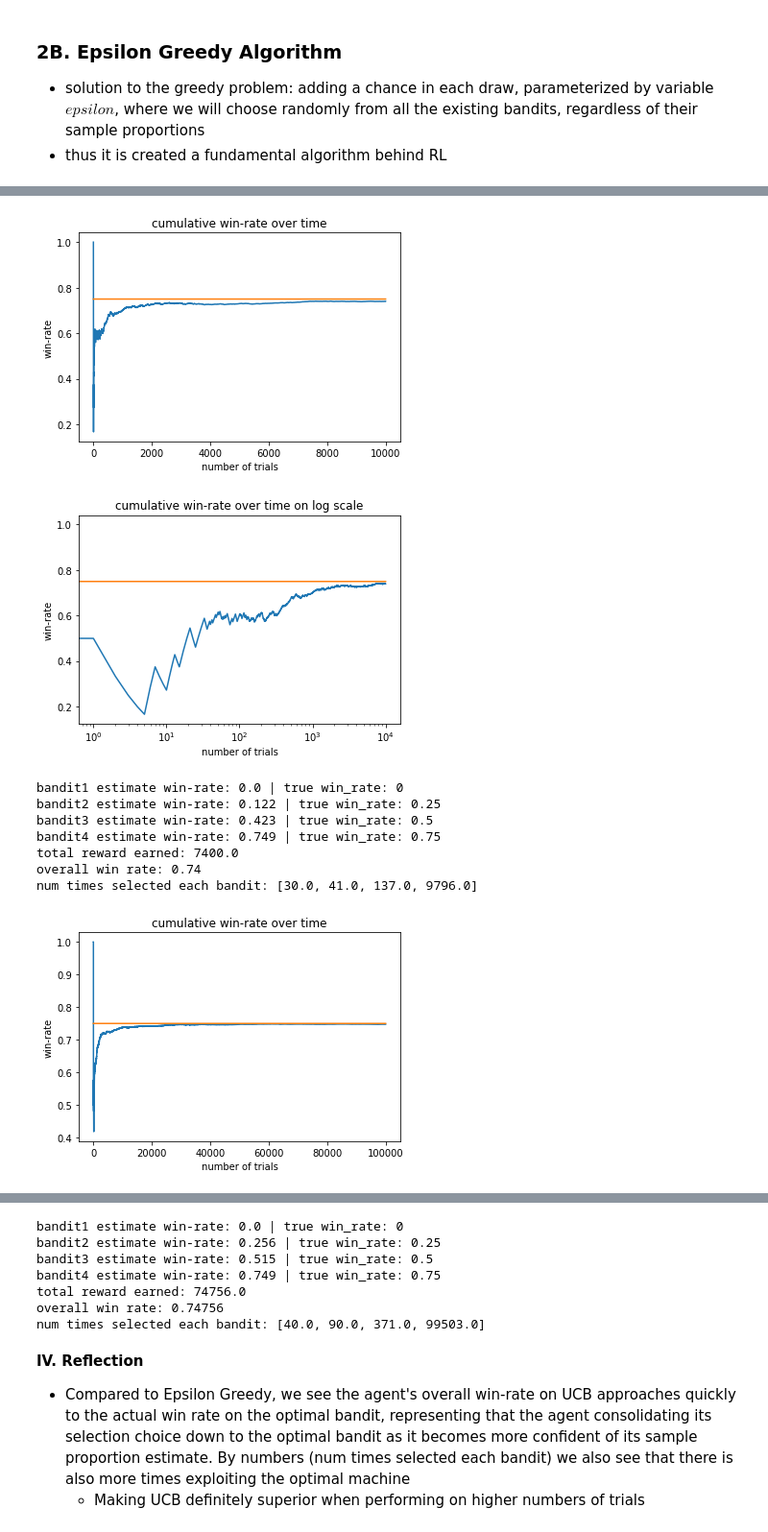
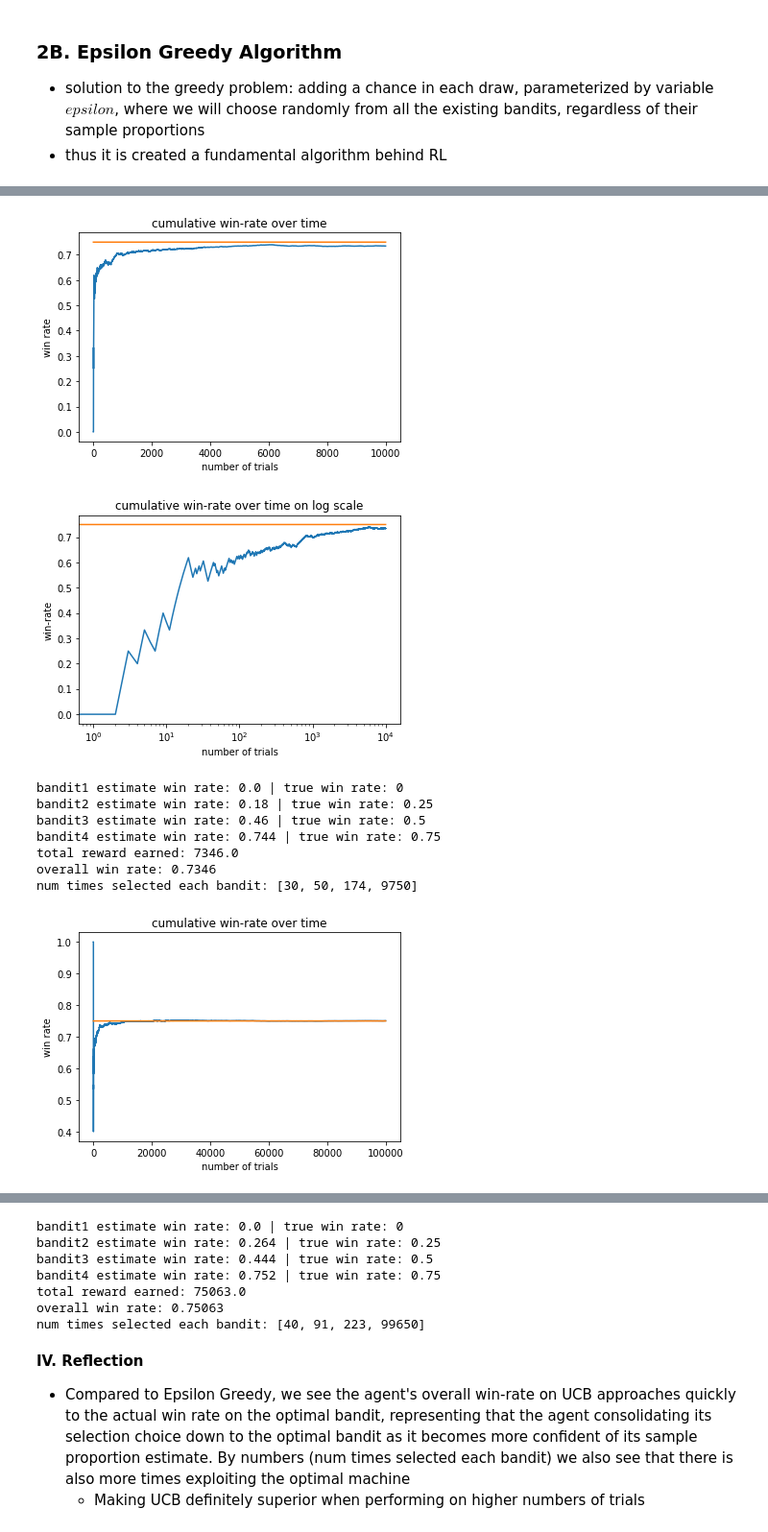
Before and after one commit to Xiaocong233/ReinforcementLearning_ML, a Jupyter notebook: RL_tutorial.ipynb, the cells around one changed output, grey strips where cells are left out. Shown: that part at 96% size. Drawn from its saved outputs; the diff is of its cells as text; code cells hidden in the pictures.

Commit message:
day 9: revised UCB and epsilon greedy further, theories revised, added additional reading resources, references updated, conclusion section added

```diff
--- a/RL_tutorial.ipynb
+++ b/RL_tutorial.ipynb
@@ -62,25 +65,28 @@ import numpy as np
 class Bandit:
   def __init__(self, p):
     self.p = p # the winning rate
-    self.p_hat = 0. # sample proportion, or the estimation for the winning rate, intialized to 0
-    self.n = 0. # number of samples collected on this bandit
+    self.p_hat = 0 # sample proportion, or the estimation for the winning rate, intialized to 0
+    self.n = 0 # number of samples collected on this bandit
 
+  # pull the virtual bandit with a random probability p and check if won according to the winning rate
   def pull(self):
-    # draw the virtual bandit with a random probability p and check if won according to the winning rate
     # return 1 if won, 0 if lost
     return np.random.random() < self.p
 
   def update(self, x):
     # increment numbers of samples collected
-    self.n += 1.
+    self.n += 1
     # calculate the new p hat from the previous p hat and the newly obtained value (0 or 1)
     self.p_hat = ((self.n - 1) * self.p_hat + x) / self.n
 
+# run a simulation of multi-armed bandit problem using epsilon greedy
 def run_simulation(bandits_probs_list, epsilon, N):
-  # bandits_probs_list: a list containing the win-rates of bandits that we want to create
-  # epsilon: probability of random selection
-  # n: numbers of trials, times we pull from bandits
-
+  """
+  args
+    bandits_probs_list: a list containing the win-rates of bandits that we want to create
+    epsilon: probability of random selection
+    n: numbers of trials, times we pull from bandits
+  """
   # create a list of bandit objects according to their probabilities of win rate
   bandits = [Bandit(p) for p in bandits_probs_list]
 
@@ -221,8 +230,8 @@ import matplotlib.pyplot as plt
 class Bandit:
   def __init__(self, p):
     self.p = p # the winning rate
-    self.p_hat = 0. # sample proportion, or the estimation for the winning rate, intialized to 0
-    self.n = 0. # number of samples collected on this bandit
+    self.p_hat = 0 # sample proportion, or the estimation for the winning rate, intialized to 0
+    self.n = 0 # number of samples collected on this bandit, initialized to 0
 
   def pull(self):
     # draw the virtual bandit with a random probability p and check if won according to the winning rate
@@ -231,7 +240,7 @@ class Bandit:
 
   def update(self, x):
     # increment numbers of samples collected
-    self.n += 1.
+    self.n += 1
     # calculate the new p hat from the previous p hat and the newly obtained value (0 or 1)
     self.p_hat = ((self.n - 1) * self.p_hat + x) / self.n
 
@@ -245,7 +254,7 @@ def ucb(X, N, n):
   """
   return X + np.sqrt(2 * np.log(N) / n)
 
-
+# run a simulation of multi-armed bandit problem with ucb
 def run_simulation(bandits_probs_list, epsilon, trials):
   """
   args
@@ -283,40 +292,40 @@ def run_simulation(bandits_probs_list, epsilon, trials):
   plt.plot(np.ones(trials) * np.max(bandits_probs_list))
   plt.title('cumulative win-rate over time')
   plt.xlabel('number of trials')
   plt.ylabel('win rate')
   plt.show()
   # plot the results on log scale
   cumulative_rewards = np.cumsum(rewards)
   win_rates = cumulative_rewards / (np.arange(trials) + 1)
   plt.plot(win_rates)
   plt.plot(np.ones(trials) * np.max(bandits_probs_list))
   plt.xscale('log')
   plt.title('cumulative win-rate over time on log scale')
   plt.xlabel('number of trials')
   plt.ylabel('win-rate')
   plt.show()
 
   # print proportion estimates for each bandit
   for i, bandit in enumerate(bandits):
     print(f'bandit{i + 1} estimate win rate: {round(bandit.p_hat, 3)} | true win rate: {bandit.p}')
   print("total reward earned:", rewards.sum())
   print("overall win rate:", rewards.sum() / trials)
   print("num times selected each bandit:", [bandit.n for bandit in bandits])
 
 if __name__ == '__main__':
   # simulate two multi-armed bandit problem with 4 machines with win-rates 0, 0.25, 0.5, 0.75
   # Epsilon default to 0.1, thus 10% of random selection chance
   # N defaulted to 10000 trials for first simulation, 100000 for the second
   run_simulation([0, 0.25, 0.5, 0.75], 0.1, 10000)
   run_simulation([0, 0.25, 0.5, 0.75], 0.1, 100000)
 # %% [output]
-[figure, old version]
+[figure, new version]
-[figure, old version]
+[figure, new version]
-bandit1 estimate win-rate: 0.0 | true win_rate: 0
-bandit2 estimate win-rate: 0.122 | true win_rate: 0.25
-bandit3 estimate win-rate: 0.423 | true win_rate: 0.5
-bandit4 estimate win-rate: 0.749 | true win_rate: 0.75
-total reward earned: 7400.0
-overall win rate: 0.74
-num times selected each bandit: [30.0, 41.0, 137.0, 9796.0]
+bandit1 estimate win rate: 0.0 | true win rate: 0
+bandit2 estimate win rate: 0.18 | true win rate: 0.25
+bandit3 estimate win rate: 0.46 | true win rate: 0.5
+bandit4 estimate win rate: 0.744 | true win rate: 0.75
+total reward earned: 7346.0
+overall win rate: 0.7346
+num times selected each bandit: [30, 50, 174, 9750]
-[figure, old version]
+[figure, new version]
@@ -324,10 +333,10 @@ num times selected each bandit: [30.0, 41.0, 137.0, 9796.0]
-bandit1 estimate win-rate: 0.0 | true win_rate: 0
-bandit2 estimate win-rate: 0.256 | true win_rate: 0.25
-bandit3 estimate win-rate: 0.515 | true win_rate: 0.5
-bandit4 estimate win-rate: 0.749 | true win_rate: 0.75
-total reward earned: 74756.0
-overall win rate: 0.74756
-num times selected each bandit: [40.0, 90.0, 371.0, 99503.0]
+bandit1 estimate win rate: 0.0 | true win rate: 0
+bandit2 estimate win rate: 0.264 | true win rate: 0.25
+bandit3 estimate win rate: 0.444 | true win rate: 0.5
+bandit4 estimate win rate: 0.752 | true win rate: 0.75
+total reward earned: 75063.0
+overall win rate: 0.75063
+num times selected each bandit: [40, 91, 223, 99650]
 # %% [markdown]
 **IV. Reflection**
 - Compared to Epsilon Greedy, we see the agent's overall win-rate on UCB approaches quickly to the actual win rate on the optimal bandit, representing that the agent consolidating its selection choice down to the optimal bandit as it becomes more confident of its sample proportion estimate. By numbers (num times selected each bandit) we also see that there is also more times exploiting the optimal machine
```
Also changed, not shown: parts of 9 cells of this notebook.
